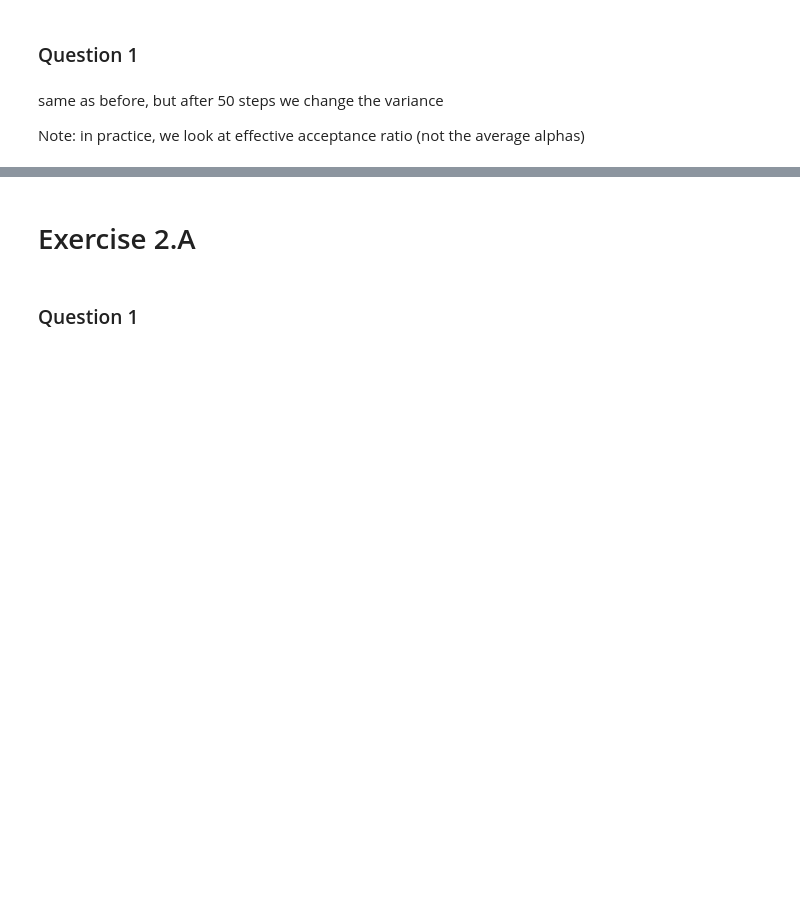
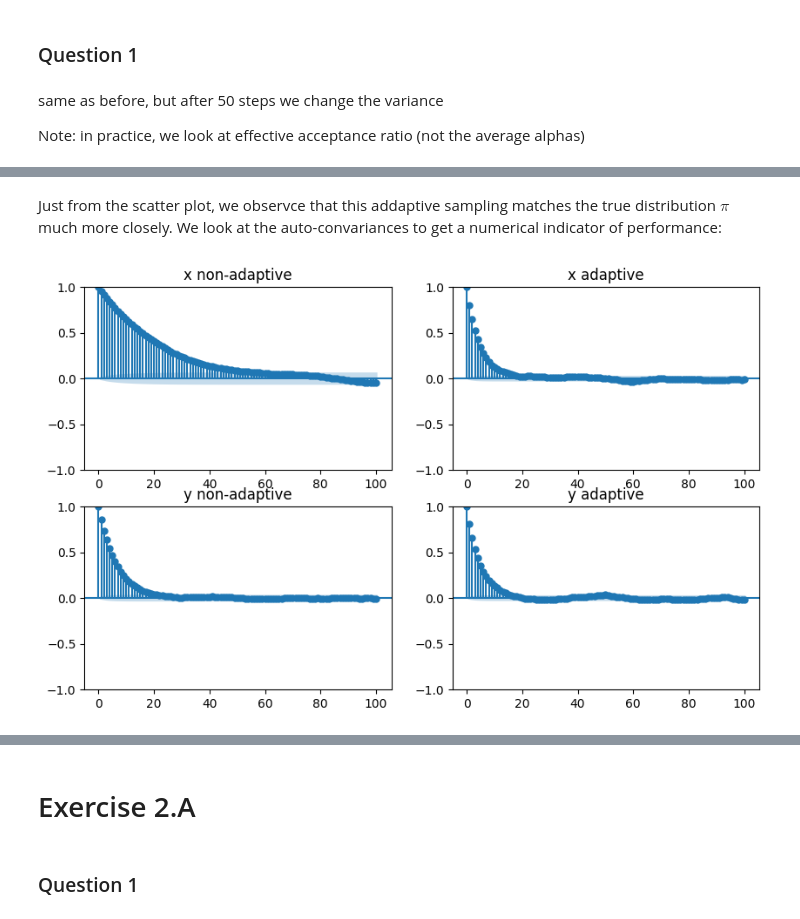
Before and after one commit to T-prog123/MVA_code, a Jupyter notebook: computational_statistics/tp4_computational_statistics.ipynb, the cells around one changed output, grey strips where cells are left out. Cells and saved outputs as stored; diff of their text form; code cells hidden in the pictures; blank space fills up the shorter version.

```diff
--- a/computational_statistics/tp4_computational_statistics.ipynb
+++ b/computational_statistics/tp4_computational_statistics.ipynb
@@ -144,0 +232,33 @@ x_adaptive_MH, y_adaptive_MH = adaptive_MH_with_gibs(sigma_1, sigma_2, pi, N_bat
+# %% [markdown]
+Just from the scatter plot, we observce that this addaptive sampling matches the true distribution $\pi$ much more closely. We look at the auto-convariances to get a numerical indicator of performance:
+# %%
+def compare_acf(MH_with_gibs, adaptive_MH_with_gibs, sigma_1, sigma_2, dist):
+    total_steps = 20000
+    N_batches = total_steps // 50
+    x_na, y_na = MH_with_gibs(sigma_1, sigma_2, dist, total_steps, return_acceptance_ratio=False)
+    x_ad, y_ad = adaptive_MH_with_gibs(sigma_1, sigma_2, dist, N_batches, return_acceptance_ratio=False)
+
+    burn = 1000
+    x_na = np.array(x_na[burn:])
+    y_na = np.array(y_na[burn:])
+    x_ad = np.array(x_ad[burn:])
+    y_ad = np.array(y_ad[burn:])
+
+    max_lag = 100
+
+    fig, axes = plt.subplots(2, 2, figsize=(10, 6))
+    plot_acf(x_na, lags=max_lag, ax=axes[0, 0])
+    axes[0, 0].set_title("x non-adaptive")
+    plot_acf(x_ad, lags=max_lag, ax=axes[0, 1])
+    axes[0, 1].set_title("x adaptive")
+    plot_acf(y_na, lags=max_lag, ax=axes[1, 0])
+    axes[1, 0].set_title("y non-adaptive")
+    plot_acf(y_ad, lags=max_lag, ax=axes[1, 1])
+    axes[1, 1].set_title("y adaptive")
+    plt.show()
+
+sigma_1 = 3
+sigma_2 = 3
+compare_acf(MH_with_gibs, adaptive_MH_with_gibs, sigma_1, sigma_2, pi)
+# %% [output]
+[figure, added]
```
Also changed, not shown: parts of 15 cells of this notebook.
